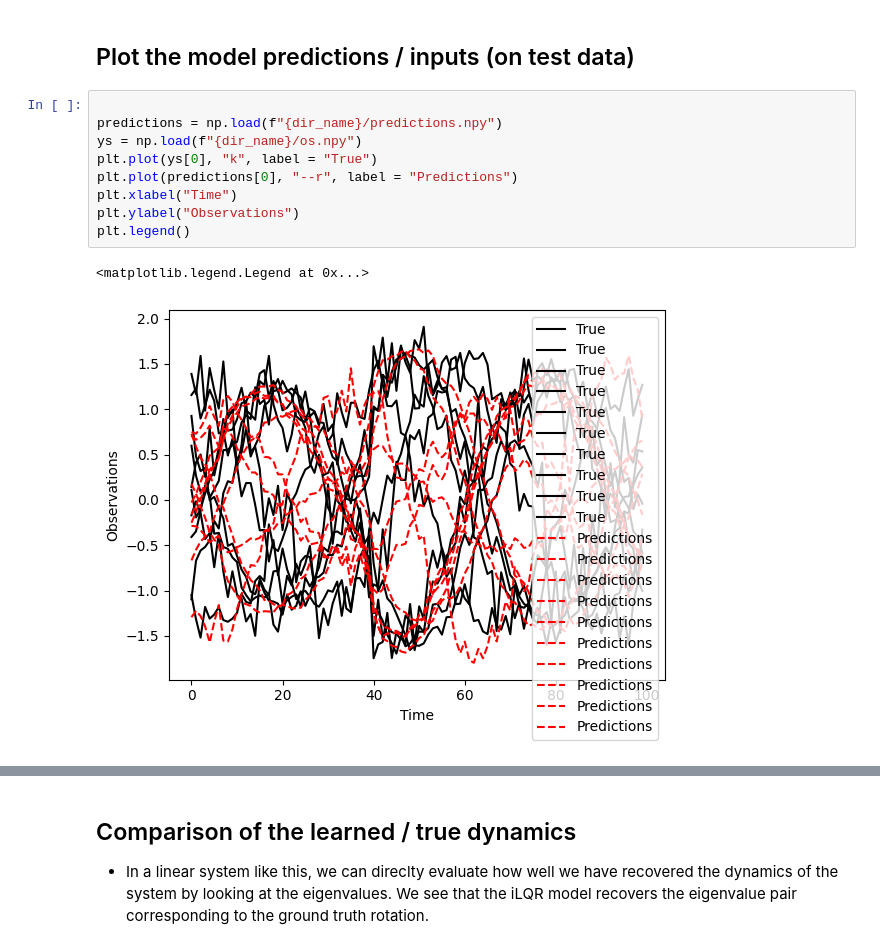
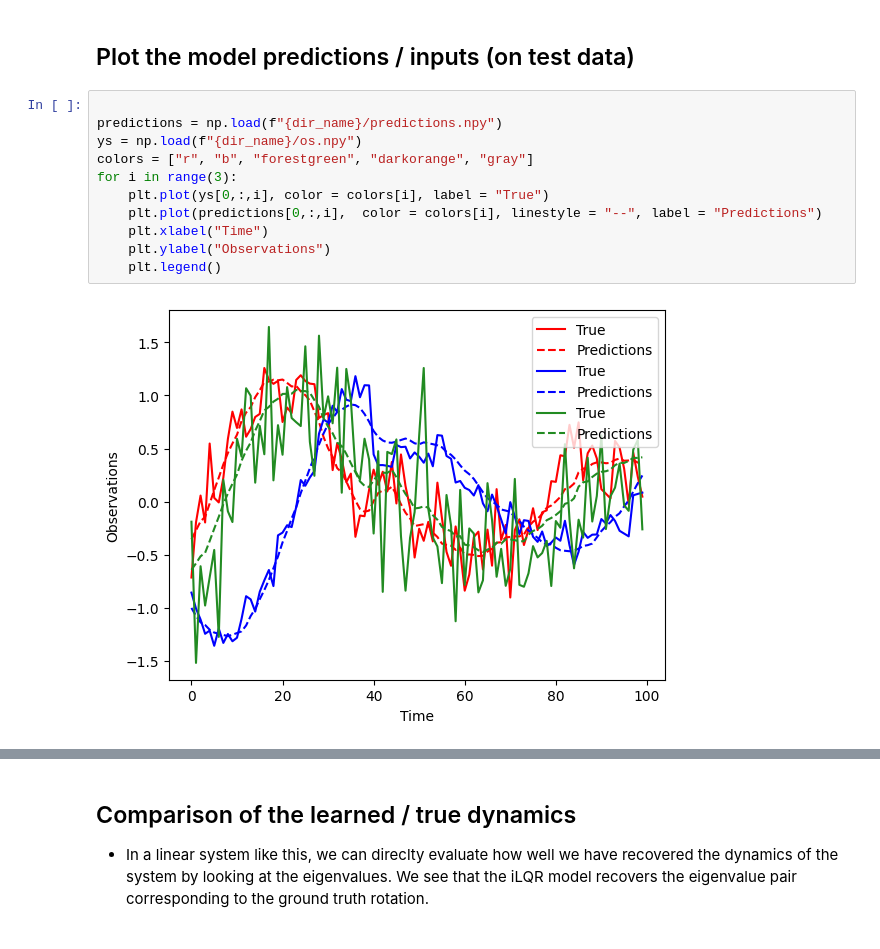
Before and after one commit to marineschimel/ilqr_vae_jax, a Jupyter notebook: notebooks/2d_linear_ilqr.ipynb, the cells around one changed output, grey strips where cells are left out. Saved outputs shown, nothing was run; the diff lists cells and outputs as text.

Commit message:
making plots more readable

```diff
--- a/notebooks/2d_linear_ilqr.ipynb
+++ b/notebooks/2d_linear_ilqr.ipynb
@@ -179,15 +179,16 @@ Text(0, 0.5, 'Loss')
 # %%
 
 predictions = np.load(f"{dir_name}/predictions.npy")
 ys = np.load(f"{dir_name}/os.npy")
-plt.plot(ys[0], "k", label = "True")
-plt.plot(predictions[0], "--r", label = "Predictions")
-plt.xlabel("Time")
-plt.ylabel("Observations")
-plt.legend()
+colors = ["r", "b", "forestgreen", "darkorange", "gray"]
+for i in range(3):
+    plt.plot(ys[0,:,i], color = colors[i], label = "True")
+    plt.plot(predictions[0,:,i],  color = colors[i], linestyle = "--", label = "Predictions")
+    plt.xlabel("Time")
+    plt.ylabel("Observations")
+    plt.legend()
 # %% [output]
-<matplotlib.legend.Legend at 0x...>
-[figure, old version]
+[figure, new version]
 # %%
 us = np.load(f"{dir_name}/inputs.npy")
 plt.plot(us[0], "k", label = "True")
```
Also changed, not shown: parts of 5 cells of this notebook.
